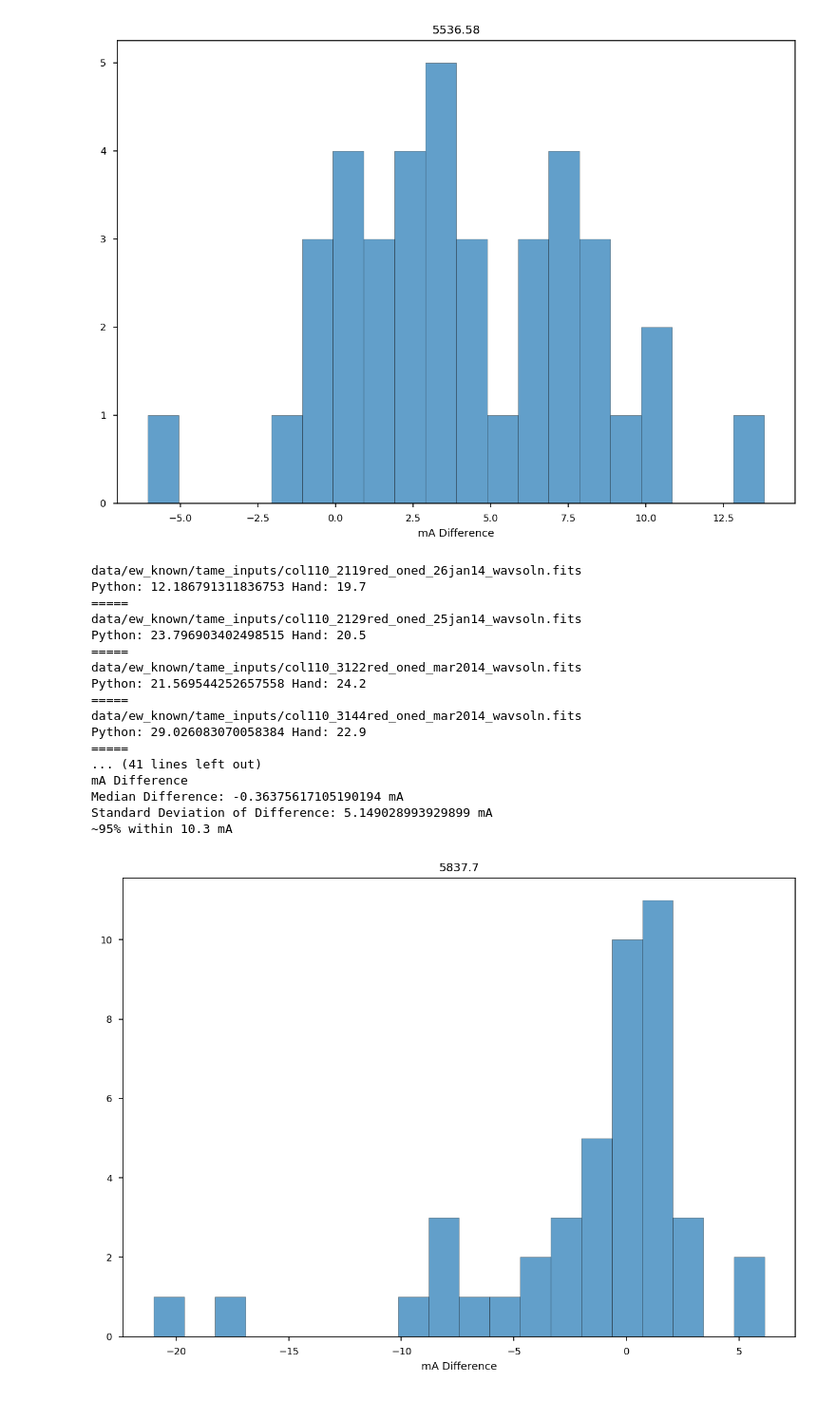
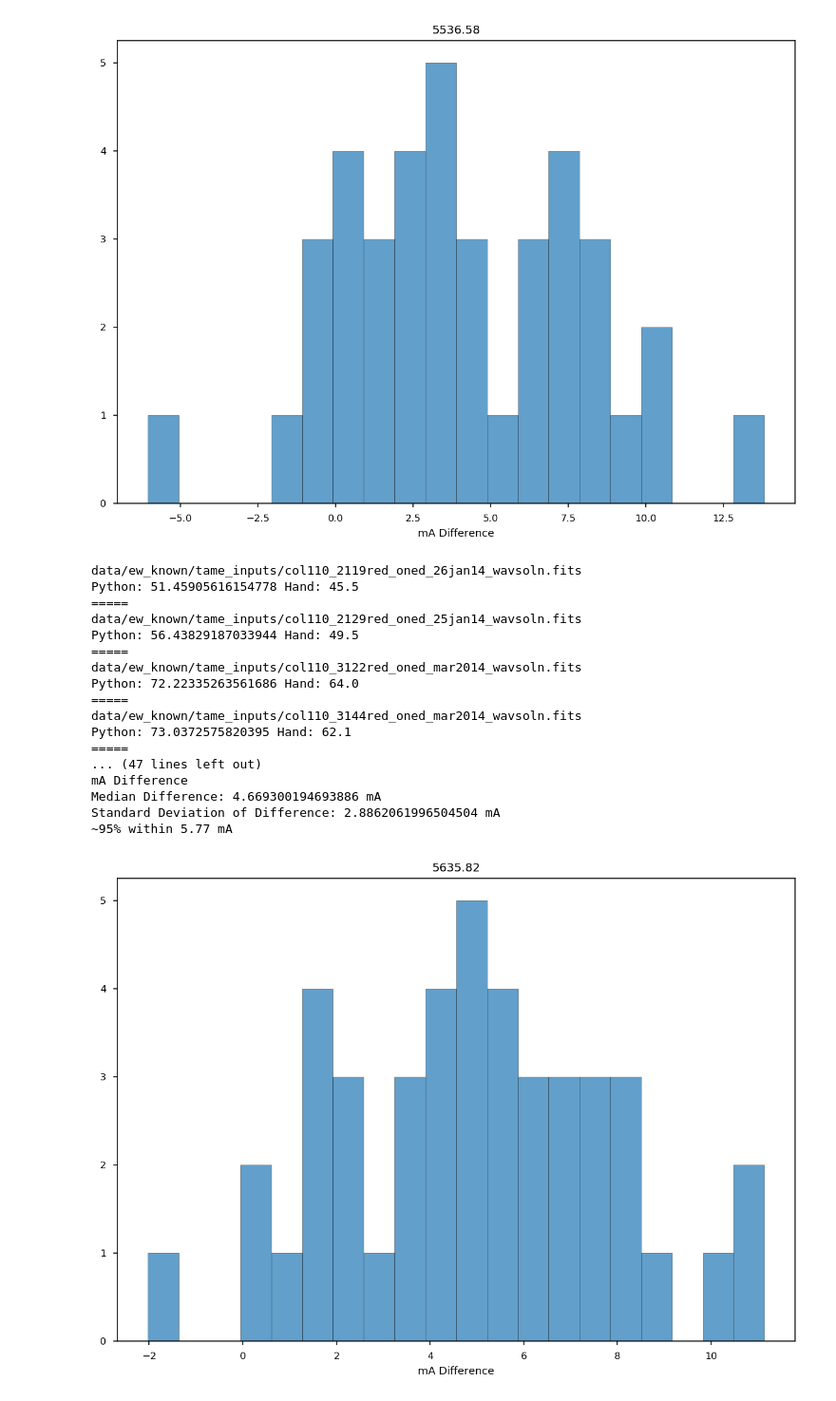
Before and after one commit to jkcarlberg/redgiant_planethosts, a Jupyter notebook: auto_eqw.ipynb, the cells around one changed output. Shown at 95% size. Cells and saved outputs as stored; diff of their text form; code cells hidden in the pictures.

```diff
--- a/auto_eqw.ipynb
+++ b/auto_eqw.ipynb
@@ -328,12 +328,13 @@ for row in disp_df.iterrows():
 
     #Fit a gaussian to the line, this may be too simplistic for blended lines
     with suppress_stdout(): #Suppress some annoying info messages that don't translate well to automation
-        sp.specfit(fittype='gaussian', guesses = [-0.3, line, 0.15], exclude= [0,line-0.3, line+0.1, line+5000])
+        sp.specfit(fittype='gaussian', guesses = [-0.3, line, 0.15], exclude= [0,line-0.23, line+0.1, line+50000])
     #print(sp.specfit.parinfo)
 
     #Measure the Equivalent Width of the gaussian line fit against the normalized baseline
-    EQW = sp.specfit.EQW(plot=False, continuum_as_baseline=True, xmin=0, xmax=len(norm))
-    EQW = EQW*1000 #mA
+    EQW = sp.specfit.EQW(plot=False, continuum_as_baseline=True, xmin=0, xmax=len(norm),components=True)
+    EQW = np.array(EQW)*1000 #mA
+    EQW = EQW[0]
     #print("EQW:", EQW*1000*u.mA)
     #print(abs(EQW-byhand_eqw), byhand_eqw)
     if abs(EQW - byhand_eqw) > 10:
@@ -483,7 +484,7 @@ Standard Deviation of Difference: 3.8458825012205877 mA
 ~95% within 7.69 mA
 [figure]
 # %%
-line_cen = 5837.70 #5307.36
+line_cen = 5635.82 #5307.36
 width = 10 #Distance from the line on both sides to sample the local continuum from
 percent_difference = False
 
@@ -529,7 +530,7 @@ for row in disp_df.iterrows():
 
     #Fit a gaussian to the line, this may be too simplistic for blended lines
     with suppress_stdout(): #Suppress some annoying info messages that don't translate well to automation
-        sp.specfit(fittype='gaussian', guesses = [-0.3, line_cen, 0.15, -0.1, line_cen - 0.37, 0.15, -0.2, line_cen+0.395, 0.15], exclude= [0,line_cen-0.55, line_cen+0.45, line_cen+5000], show_components=True)
+        sp.specfit(fittype='gaussian', guesses = [-0.3, line_cen, 0.15, -0.1, line_cen+0.4, 0.15], exclude= [0,line_cen-0.18, line_cen+0.6, line_cen+5000], show_components=True)
     #print(sp.specfit.parinfo)
 
     #Measure the Equivalent Width of the gaussian line fit against the normalized baseline
@@ -548,39 +549,39 @@ for row in disp_df.iterrows():
         diff.append(EQW-byhand_eqw) #mA Difference
 fig = plt.figure(figsize=(10,7), dpi = 150)
 plt.hist(diff,histtype='bar',ec='black',alpha=0.7,color = plt.cm.tab20(0),bins=20)
 plt.title(line_cen)
 if percent_difference:
     plt.xlabel("Percent Difference")
 else:
         plt.xlabel("mA Difference")
 plt.title(line_cen)
 print("Line Statistics")
 print("===============")
 if percent_difference:
     print("Percent Difference")
     symbol = "%"
 else:
     print("mA Difference")
     symbol = " mA"
 print("Median Difference: {}{}".format(np.median(diff),symbol))
 print("Standard Deviation of Difference: {}{}".format(np.std(diff), symbol))
 print("~95% within {}{}".format(np.round(2*np.std(diff), 2), symbol))
 # %% [output]
 data/ew_known/tame_inputs/col110_2119red_oned_26jan14_wavsoln.fits
-Python: 12.186791311836753 Hand: 19.7
+Python: 51.45905616154778 Hand: 45.5
 =====
 data/ew_known/tame_inputs/col110_2129red_oned_25jan14_wavsoln.fits
-Python: 23.796903402498515 Hand: 20.5
+Python: 56.43829187033944 Hand: 49.5
 =====
 data/ew_known/tame_inputs/col110_3122red_oned_mar2014_wavsoln.fits
-Python: 21.569544252657558 Hand: 24.2
+Python: 72.22335263561686 Hand: 64.0
 =====
 data/ew_known/tame_inputs/col110_3144red_oned_mar2014_wavsoln.fits
-Python: 29.026083070058384 Hand: 22.9
+Python: 73.0372575820395 Hand: 62.1
 =====
-... (41 lines left out)
+... (47 lines left out)
 mA Difference
-Median Difference: -0.36375617105190194 mA
-Standard Deviation of Difference: 5.149028993929899 mA
-~95% within 10.3 mA
+Median Difference: 4.669300194693886 mA
+Standard Deviation of Difference: 2.8862061996504504 mA
+~95% within 5.77 mA
-[figure, old version]
+[figure, new version]
```
Also changed, not shown: parts of 1 cell of this notebook, 1 other file.
